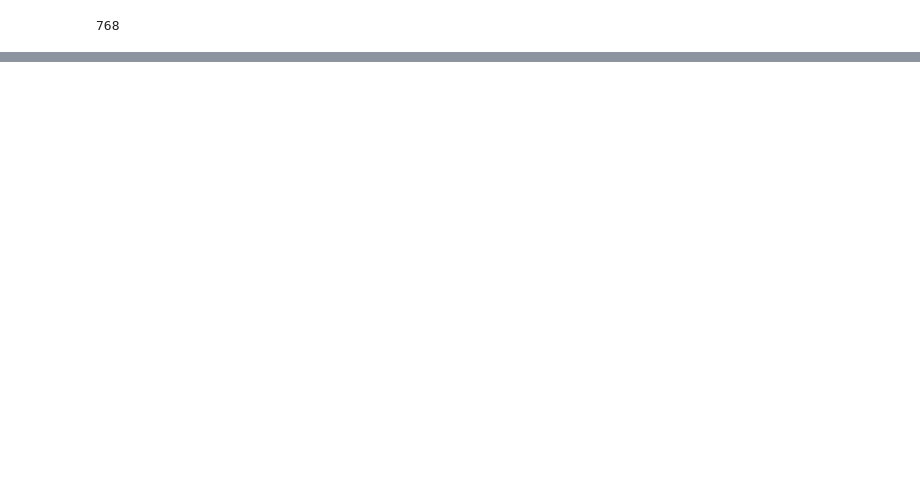
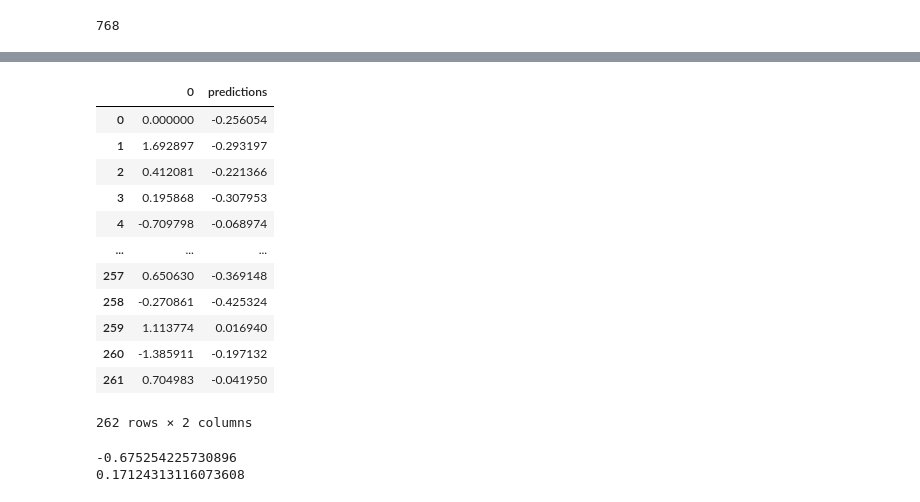
Before and after one commit to ertali/340project, a Jupyter notebook: NN_wip.ipynb, the cells around one changed output, grey strips where cells are left out. Drawn from its saved outputs; the diff is of its cells as text; code cells hidden in the pictures; blank space fills up the shorter version.

```diff
--- a/NN_wip.ipynb
+++ b/NN_wip.ipynb
@@ -32 +28,19 @@ print(new_embeddings, spy_col)
+# %%
+from sklearn.preprocessing import StandardScaler
+
+n_samples = len(embedding_matrix)
+
+train_split = int(0.8 * n_samples)
+val_split = int(0.9 * n_samples)
+
+X = np.array(embedding_matrix).astype('float32')
+y = np.array(embeddings['SPY'].to_numpy()).astype('float32').reshape(-1, 1) # Ensure y is (n_samples, 1)
+
+X_train, X_val, X_test = X[:train_split], X[train_split:val_split], X[val_split:]
+y_train, y_val, y_test = y[:train_split], y[train_split:val_split], y[val_split:]
+
+scaler = StandardScaler()
+X_train_scaled = scaler.fit_transform(X_train)
+X_val_scaled = scaler.transform(X_val)
+X_test_scaled = scaler.transform(X_test)
 # %%
@@ -42,17 +48,4 @@ X_test_scaled = scaler.transform(X_test)
 # %%
-# (X_train, y_train), (X_valid, y_valid) = tf.keras.datasets.mnist.load_data()
-X_train = np.array(embedding)
-X_valid = np.array(embedding)
-X_train = X_train.reshape(1, 768).astype('float32')
-X_valid = X_valid.reshape(1, 768).astype('float32')
-# X_train /= 255
-# X_valid /= 255
-
-n_classes = 10
-y_train = np.array([2.5])
-y_valid = np.array([2.5])
-y_train[0]
-
 model = Sequential()
 model.add(Dense(64, activation='relu', input_shape=(768,)))
 model.add(Dense(128, activation='relu'))
@@ -61,14 +54,16 @@ model.add(Dense(256, activation='relu'))
 model.add(Dropout(0.3)),
 # model.add(Dense(128, activation='relu'))
 
-model.add(Dense(1, activation='linear')) # Output 1 valuemodel.summary()
+model.add(Dense(1, activation='linear'))
 
 
 model.compile(loss='mean_squared_error', optimizer=tf.keras.optimizers.Adam(learning_rate=0.01), metrics=['mae'])
 early_stopping = EarlyStopping(monitor='val_loss', patience=15, restore_best_weights=True, verbose=1)
-model.fit(X_train, y_train, batch_size=128,
-          epochs=150, verbose=1, validation_data=(X_valid, y_valid), callbacks=[early_stopping])
+model.fit(X_train, y_train, batch_size=64,
+          epochs=150, verbose=1, validation_data=(X_val, y_val), callbacks=[early_stopping])
 
-model.evaluate(X_valid, y_valid)
+model.evaluate(X_val, y_val)
+
+results = pd.DataFrame(X_test)
 # %% [output]
 Epoch 1/150
@@ -91,0 +87,5 @@ Restoring model weights from the end of the best epoch: 18.
+# %%
+results = pd.DataFrame(y_test)
+results['predictions'] = model.predict(X_test)
+results
+# %% [output]
@@ -91,0 +93,19 @@ Restoring model weights from the end of the best epoch: 18.
+|  | 0 | predictions |
+| 0 | 0.000000 | -0.256054 |
+| 1 | 1.692897 | -0.293197 |
+| 2 | 0.412081 | -0.221366 |
+| 3 | 0.195868 | -0.307953 |
+| 4 | -0.709798 | -0.068974 |
+| ... | ... | ... |
+| 257 | 0.650630 | -0.369148 |
+| 258 | -0.270861 | -0.425324 |
+| 259 | 1.113774 | 0.016940 |
+| 260 | -1.385911 | -0.197132 |
+| 261 | 0.704983 | -0.041950 |
+262 rows × 2 columns
+# %%
+print(results['predictions'].min())
+print(results['predictions'].max())
+# %% [output]
+-0.675254225730896
+0.17124313116073608
```
Also changed, not shown: parts of 7 cells of this notebook.
